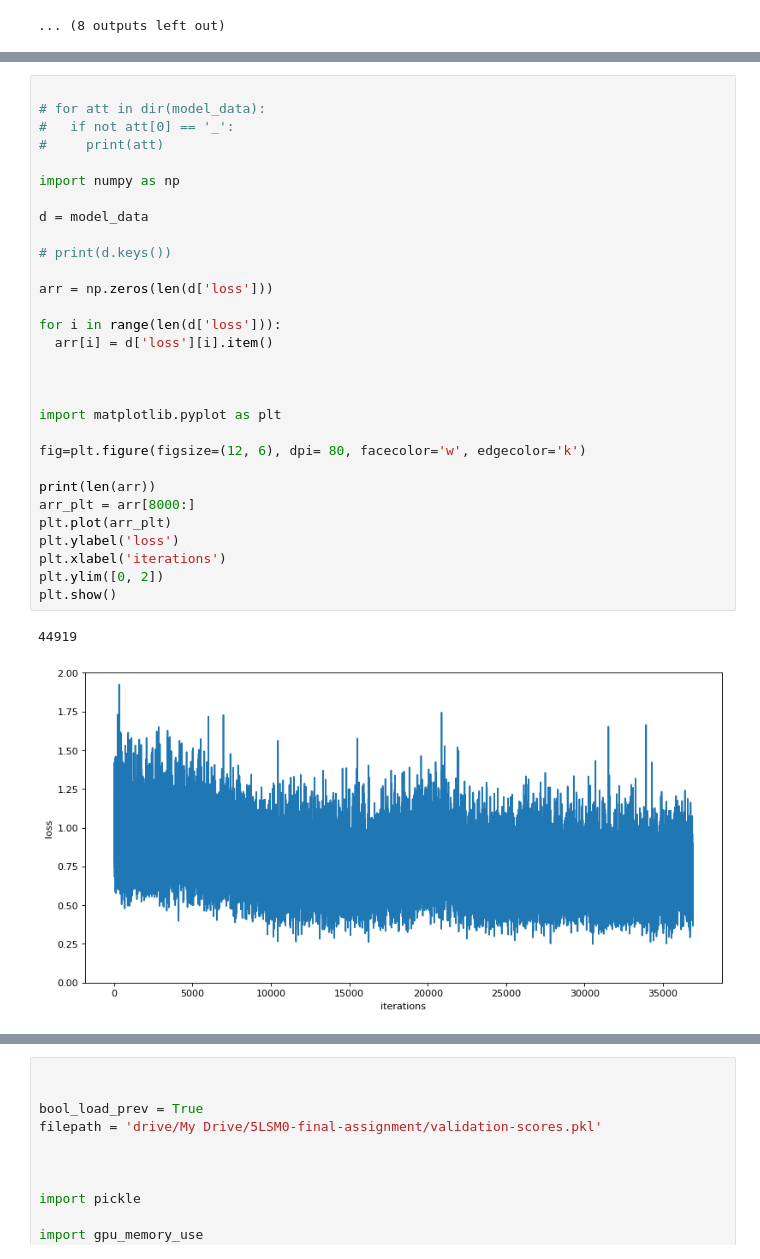
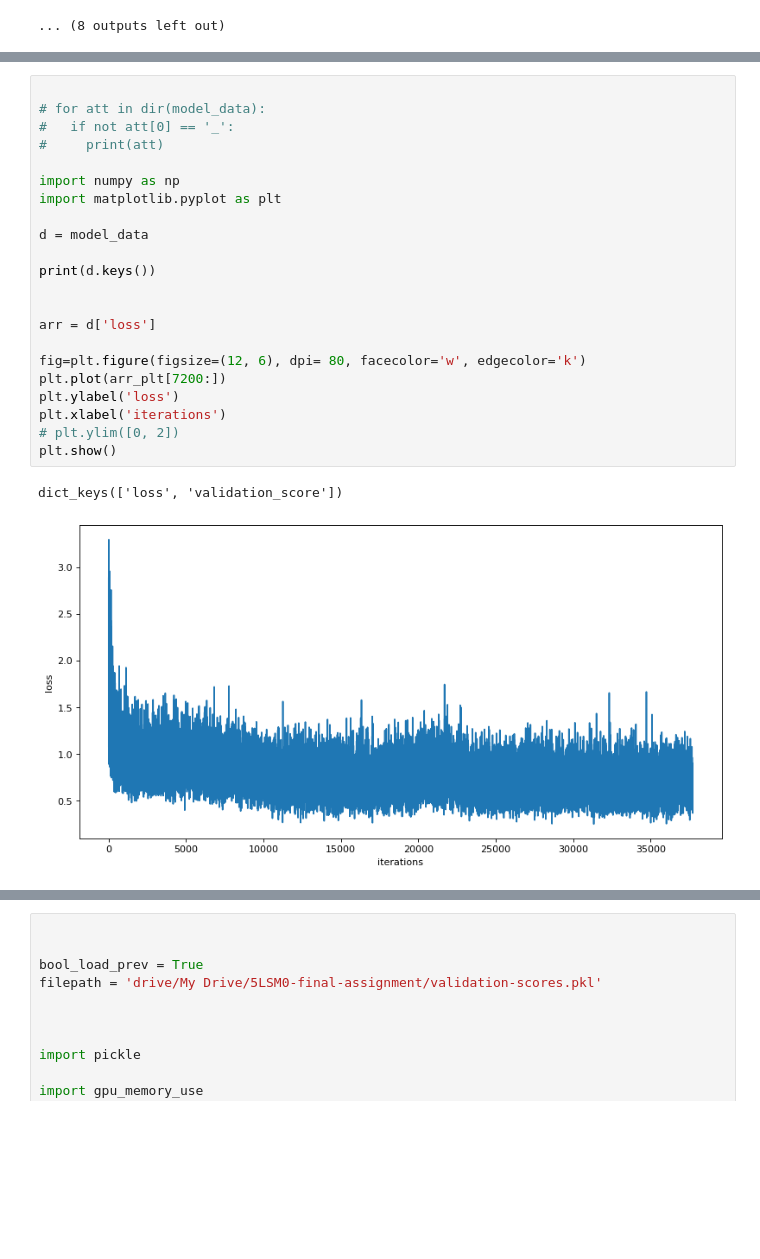
Before and after one commit to vorst4/TUE_5LSM0_g6, a Jupyter notebook: TUE_5LSM0_g6_dennis.ipynb, the cells around one changed output, grey strips where cells are left out. Cells and saved outputs as stored; diff of their text form; blank space fills up the shorter version.

```diff
--- a/TUE_5LSM0_g6_dennis.ipynb
+++ b/TUE_5LSM0_g6_dennis.ipynb
@@ -362,36 +383,28 @@ print(model_data)
 # %%
 
 # for att in dir(model_data):
 #   if not att[0] == '_':
 #     print(att)
 
 import numpy as np
+import matplotlib.pyplot as plt
 
 d = model_data
 
-# print(d.keys())
-
-arr = np.zeros(len(d['loss']))
-
-for i in range(len(d['loss'])):
-  arr[i] = d['loss'][i].item()
+print(d.keys())
 
 
-
-import matplotlib.pyplot as plt
+arr = d['loss']
 
 fig=plt.figure(figsize=(12, 6), dpi= 80, facecolor='w', edgecolor='k')
-
-print(len(arr))
-arr_plt = arr[8000:]
-plt.plot(arr_plt)
+plt.plot(arr_plt[7200:])
 plt.ylabel('loss')
 plt.xlabel('iterations')
-plt.ylim([0, 2])
+# plt.ylim([0, 2])
 plt.show()
 # %% [output]
-44919
+dict_keys(['loss', 'validation_score'])
-[figure, old version]
+[figure, new version]
 # %%
 
 
```
Also changed, not shown: parts of 5 cells of this notebook.
